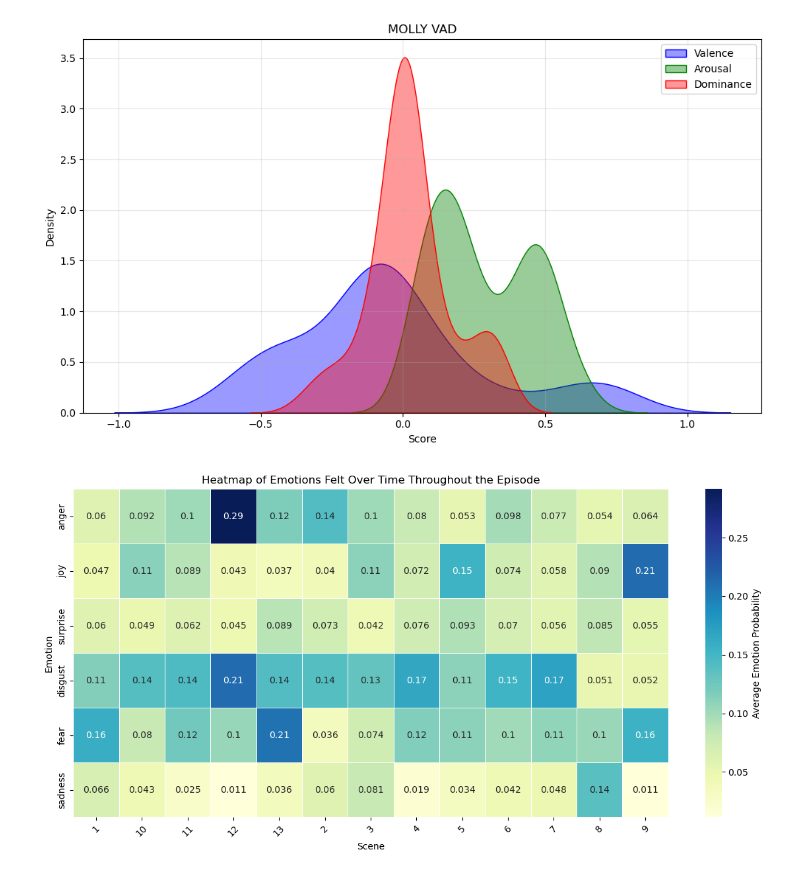
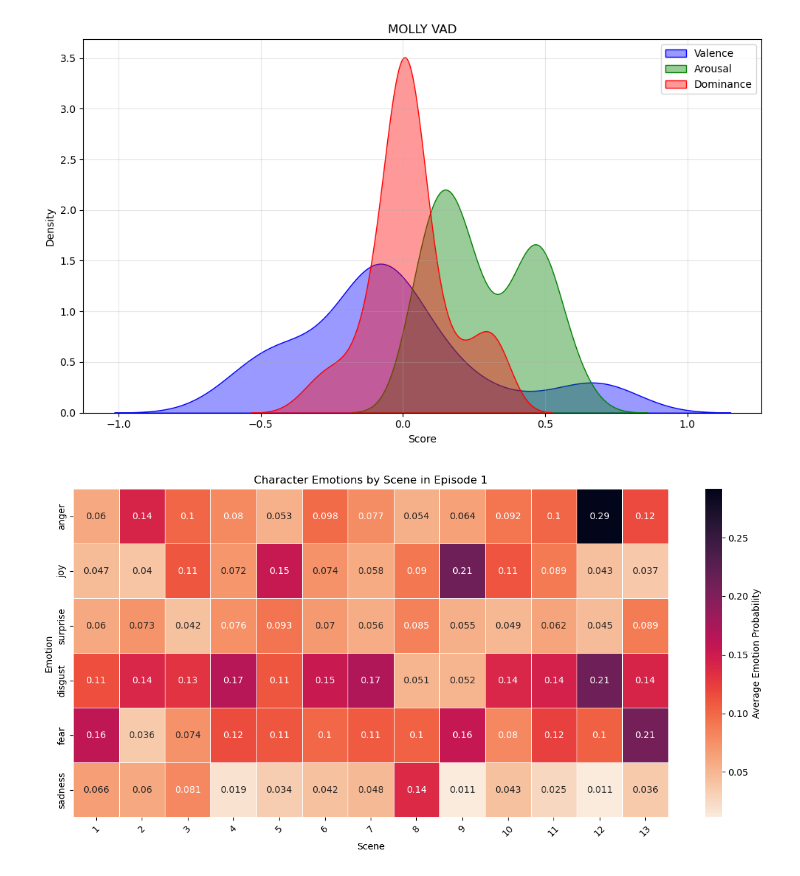
Before and after one commit to hanna-dodd/ttrpg-sentiment, a Jupyter notebook: vadscores.ipynb, the cells around one changed output. Cells and saved outputs as stored; diff of their text form; code cells hidden in the pictures.

```diff
--- a/vadscores.ipynb
+++ b/vadscores.ipynb
@@ -216,33 +217,39 @@ plt.tight_layout()
 # %%
 import numpy as np
 import seaborn as sns
 import matplotlib.pyplot as plt
 
+df["Scene"] = pd.to_numeric(df["Scene"])
+
 # Extract relevant data
 emotion_columns = ["anger", "joy", "surprise", "disgust", "fear", "sadness"]
 
 # Normalize emotion probabilities for each scene
-df["Scene"] = df["Scene"].astype(str)  # Ensure 'Scene' is treated as a string
+# df["Scene"] = df["Scene"].astype(str)  # Ensure 'Scene' is treated as a string
 emotion_data = df.groupby("Scene")[emotion_columns].mean()  # Average probabilities per scene
+
+emotion_data = emotion_data.sort_index()
 
 # Plot the heatmap
 plt.figure(figsize=(12, 6))
 sns.heatmap(
     emotion_data.T,  # Transpose to make emotions the y-axis
-    cmap="YlGnBu",   # Heatmap color scheme
+    cmap=sns.color_palette("rocket_r", as_cmap=True),
+    #"YlGnBu",   # Heatmap color scheme
     annot=True,      # Show values in cells
     cbar_kws={"label": "Average Emotion Probability"},
     linewidths=0.5
 )
 
 # Add labels and title
 plt.xlabel("Scene")
 plt.ylabel("Emotion")
-plt.title("Heatmap of Emotions Felt Over Time Throughout the Episode")
+plt.title("Character Emotions by Scene in Episode 1")
 plt.xticks(rotation=45)
 plt.tight_layout()
 
 # Show the plot
+plt.savefig("figures/heatmap_categorical.png")
 plt.show()
 # %% [output]
-[figure, old version]
+[figure, new version]
```
Also changed, not shown: parts of 3 cells of this notebook, 9 other files.
